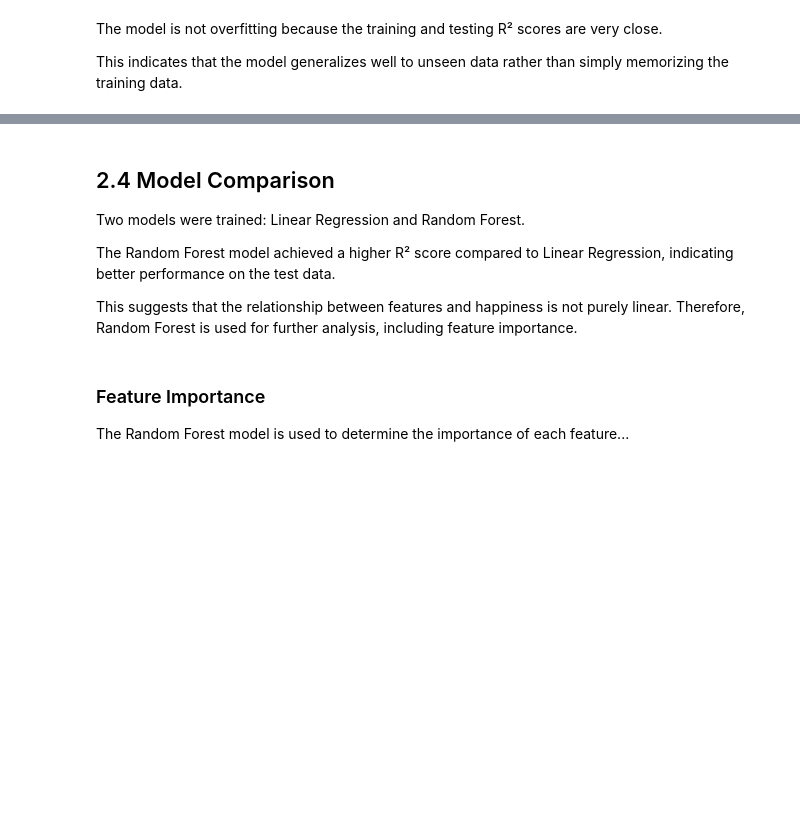
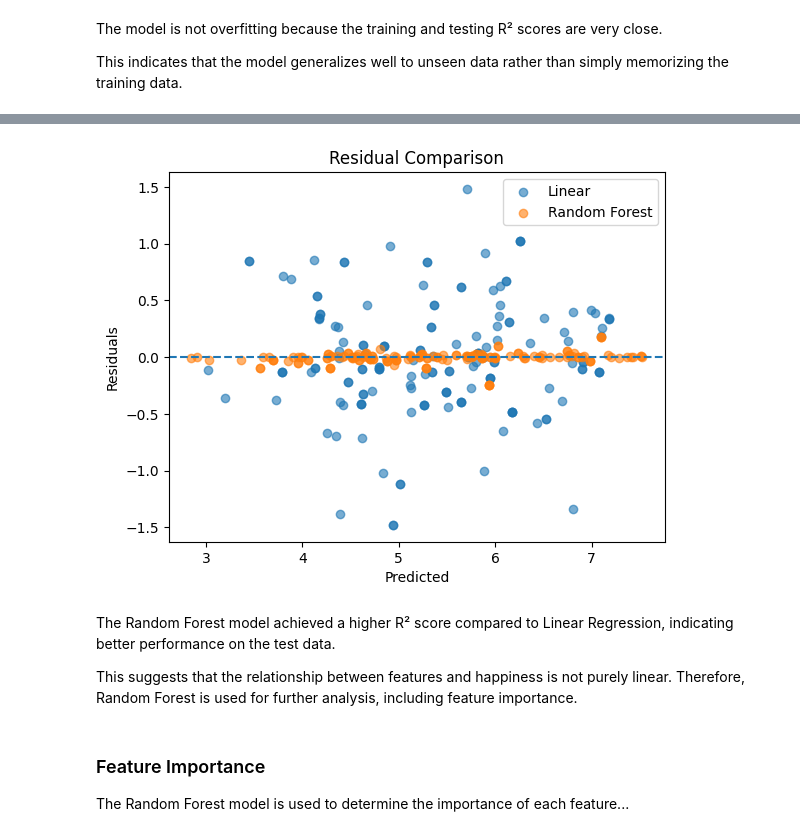
Before and after one commit to HaiDangNguyenLe/CS3120-Spring2026, a Jupyter notebook: cs3120-project-world-happiness-report-analysis.ipynb, the cells around one changed output, grey strips where cells are left out. Drawn from its saved outputs; the diff is of its cells as text; code cells hidden in the pictures; blank space fills up the shorter version.

```diff
--- a/cs3120-project-world-happiness-report-analysis.ipynb
+++ b/cs3120-project-world-happiness-report-analysis.ipynb
@@ -281,8 +309,20 @@ This indicates that the model generalizes well to unseen data rather than simply
+# %%
+res_lr = y_test - y_pred_lr
+res_rf = y_test - y_pred_rf
+
+plt.scatter(y_pred_lr, res_lr, label='Linear', alpha=0.6)
+plt.scatter(y_pred_rf, res_rf, label='Random Forest', alpha=0.6)
+
+plt.axhline(y=0, linestyle='--')
+
+plt.xlabel("Predicted")
+plt.ylabel("Residuals")
+plt.legend()
+plt.title("Residual Comparison")
+plt.show()
+# %% [output]
+[figure, added]
 # %% [markdown]
-## 2.4 Model Comparison
-
-Two models were trained: Linear Regression and Random Forest.
-
 The Random Forest model achieved a higher R² score compared to Linear Regression, indicating better performance on the test data.
 
 This suggests that the relationship between features and happiness is not purely linear. Therefore, Random Forest is used for further analysis, including feature importance.
```
Also changed, not shown: parts of 4 cells of this notebook.
